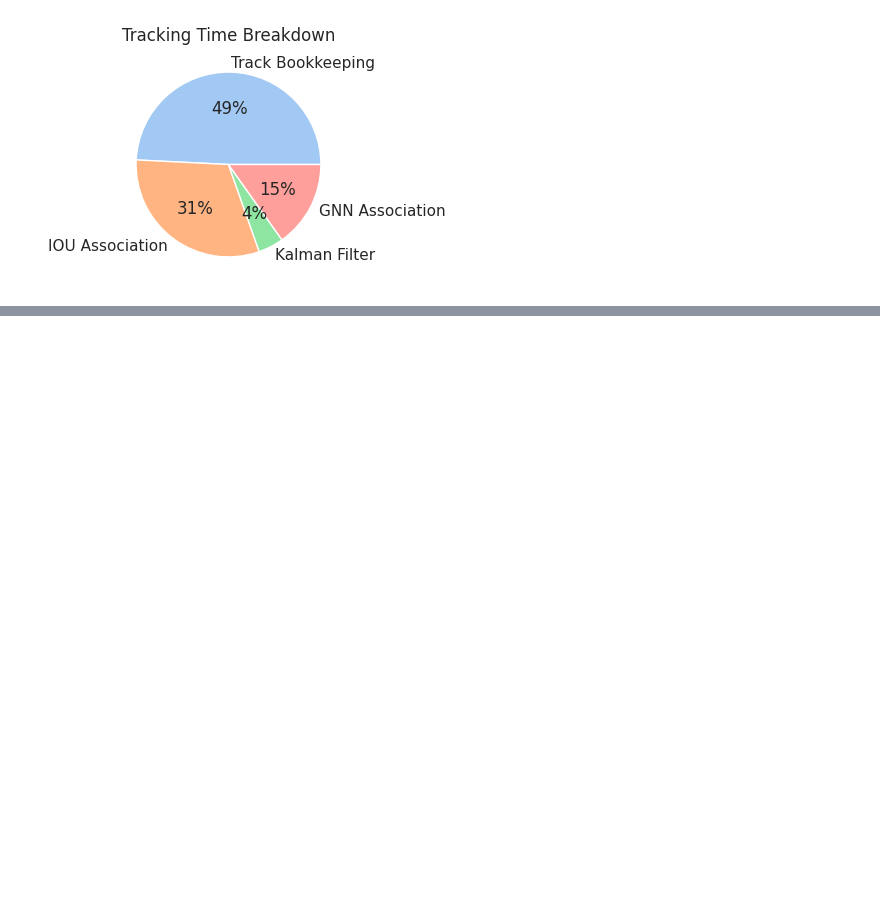
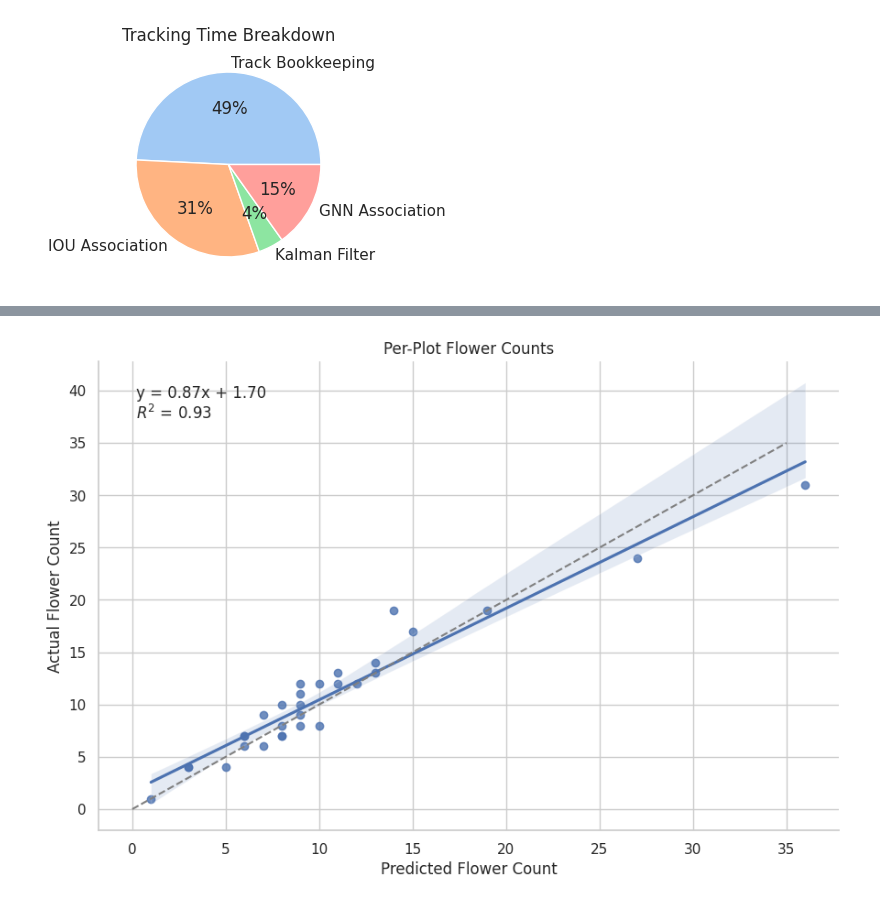
Before and after one commit to UGA-BSAIL/cotton_flower_mot, a Jupyter notebook: notebooks/generate_figures.ipynb, the cells around one changed output, grey strips where cells are left out. Cells and saved outputs as stored; diff of their text form; code cells hidden in the pictures; blank space fills up the shorter version.

```diff
--- a/notebooks/generate_figures.ipynb
+++ b/notebooks/generate_figures.ipynb
@@ -320,3 +322,6 @@ plt.title("Tracking Time Breakdown")
 plt.show()
 # %% [output]
 [figure]
+# %%
+flower_count_data = pd.read_excel("Count Evaluation.xlsx", sheet_name="2022-08-23 C0.05")
+flower_count_data
@@ -322,0 +347,31 @@ plt.show()
+# %%
+import numpy as np
+
+# Create a scatter plot with a line of best fit.
+sns.lmplot(x='Predicted', y='Real', data=flower_count_data, height=6, aspect=1.5)
+
+# Calculate the coefficients for the line of best fit
+slope, intercept = np.polyfit(flower_count_data['Predicted'], flower_count_data['Real'], 1)
+
+# Calculate R-squared value
+residuals = flower_count_data['Real'] - (slope * flower_count_data['Predicted'] + intercept)
+ss_res = np.sum(residuals ** 2)
+ss_tot = np.sum((flower_count_data['Real'] - np.mean(flower_count_data['Real'])) ** 2)
+r_squared = 1 - (ss_res / ss_tot)
+
+# Plot the line of best fit equation and R-squared value
+plt.annotate(f'y = {slope:.2f}x + {intercept:.2f}\n$R^2$ = {r_squared:.2f}',
+             xy=(0.05, 0.95), xycoords='axes fraction',
+             fontsize=12, ha='left', va='top')
+
+# Add the 1:1 line
+plt.plot([0, 35], [0, 35], linestyle='--', color='gray')
+
+# Set labels and title
+plt.xlabel('Predicted Flower Count')
+plt.ylabel('Actual Flower Count')
+plt.title('Per-Plot Flower Counts')
+
+# Show the plot
+plt.show()
+# %% [output]
@@ -322,0 +379 @@ plt.show()
+[figure, added]
```
Also changed, not shown: parts of 4 cells of this notebook, 2 other files.
